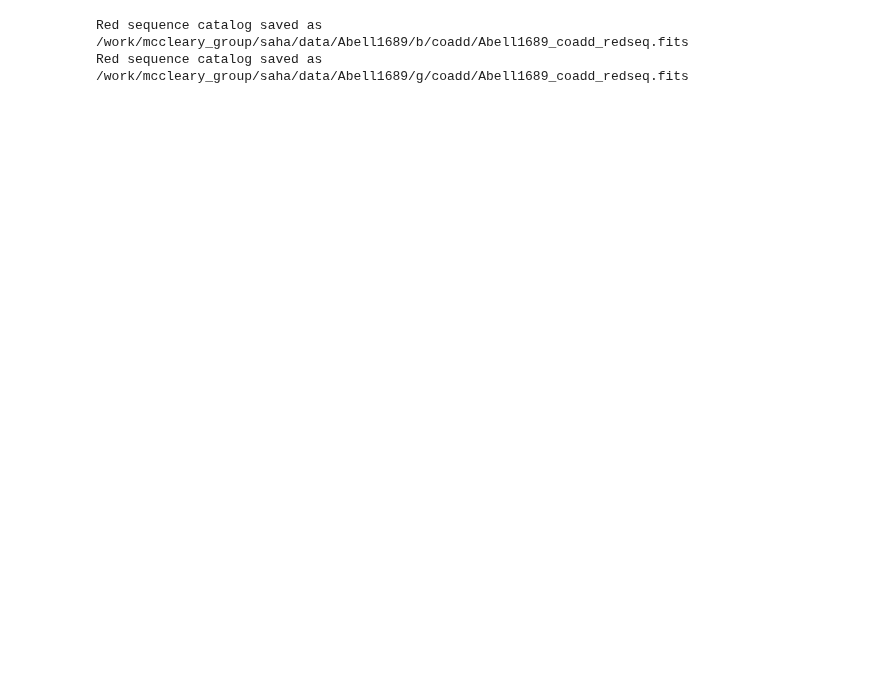
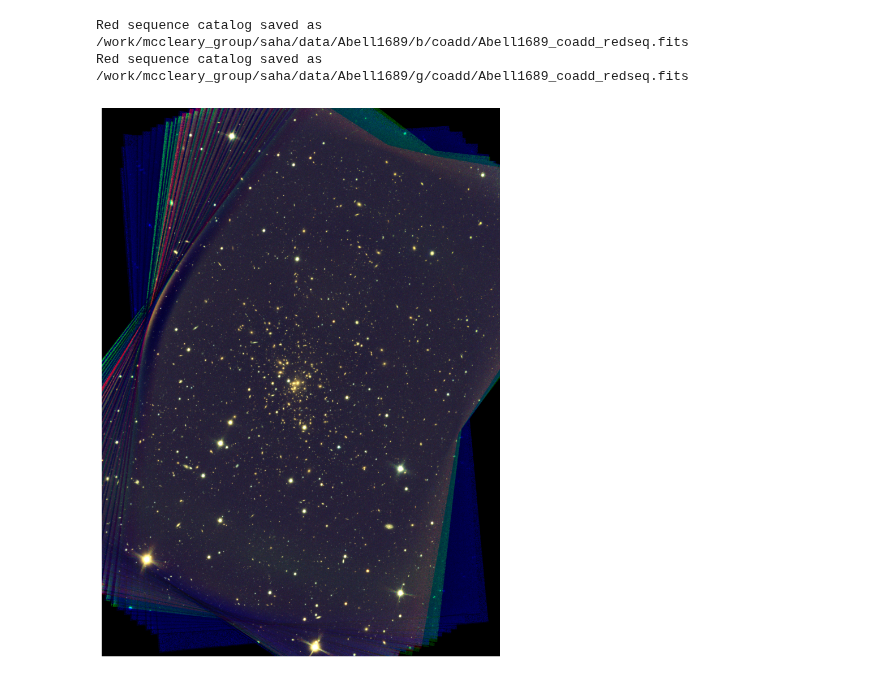
Before and after one commit to superbit-collaboration/superbit-lensing, a Jupyter notebook: notebooks/red_sequence/redseq.ipynb, the cells around one changed output. Cells and saved outputs as stored; diff of their text form; code cells hidden in the pictures; blank space fills up the shorter version.

```diff
--- a/notebooks/red_sequence/redseq.ipynb
+++ b/notebooks/red_sequence/redseq.ipynb
@@ -134,3 +137,12 @@ print(f"Red sequence catalog saved as {out_filename}")
 # %% [output]
 Red sequence catalog saved as /work/mccleary_group/saha/data/Abell1689/b/coadd/Abell1689_coadd_redseq.fits
 Red sequence catalog saved as /work/mccleary_group/saha/data/Abell1689/g/coadd/Abell1689_coadd_redseq.fits
+# %%
+b_fits = os.path.join(datadir, f'{cluster_name}/sextractor_dualmode/coadd/b/{cluster_name}_coadd_b.fits')
+u_fits = os.path.join(datadir, f'{cluster_name}/sextractor_dualmode/coadd/u/{cluster_name}_coadd_u.fits')
+g_fits = os.path.join(datadir, f'{cluster_name}/sextractor_dualmode/coadd/g/{cluster_name}_coadd_g.fits')
+
+_ = make_rgb_image(u_fits, b_fits, g_fits, red_boost_factor=1.1,
+                          blue_suppression=0.9)
+# %% [output]
+[figure, added]
```
Also changed, not shown: parts of 4 cells of this notebook, 4 other files.
